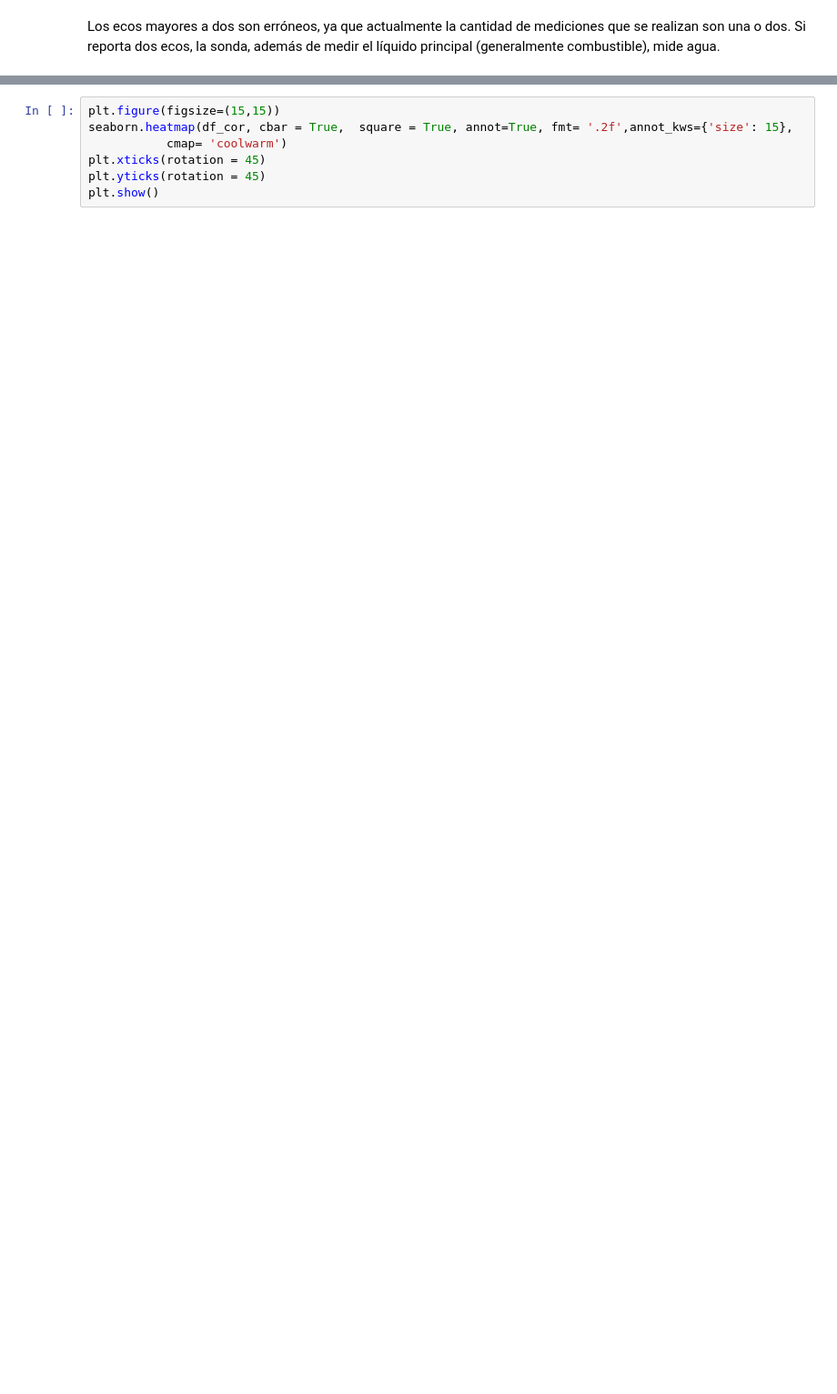
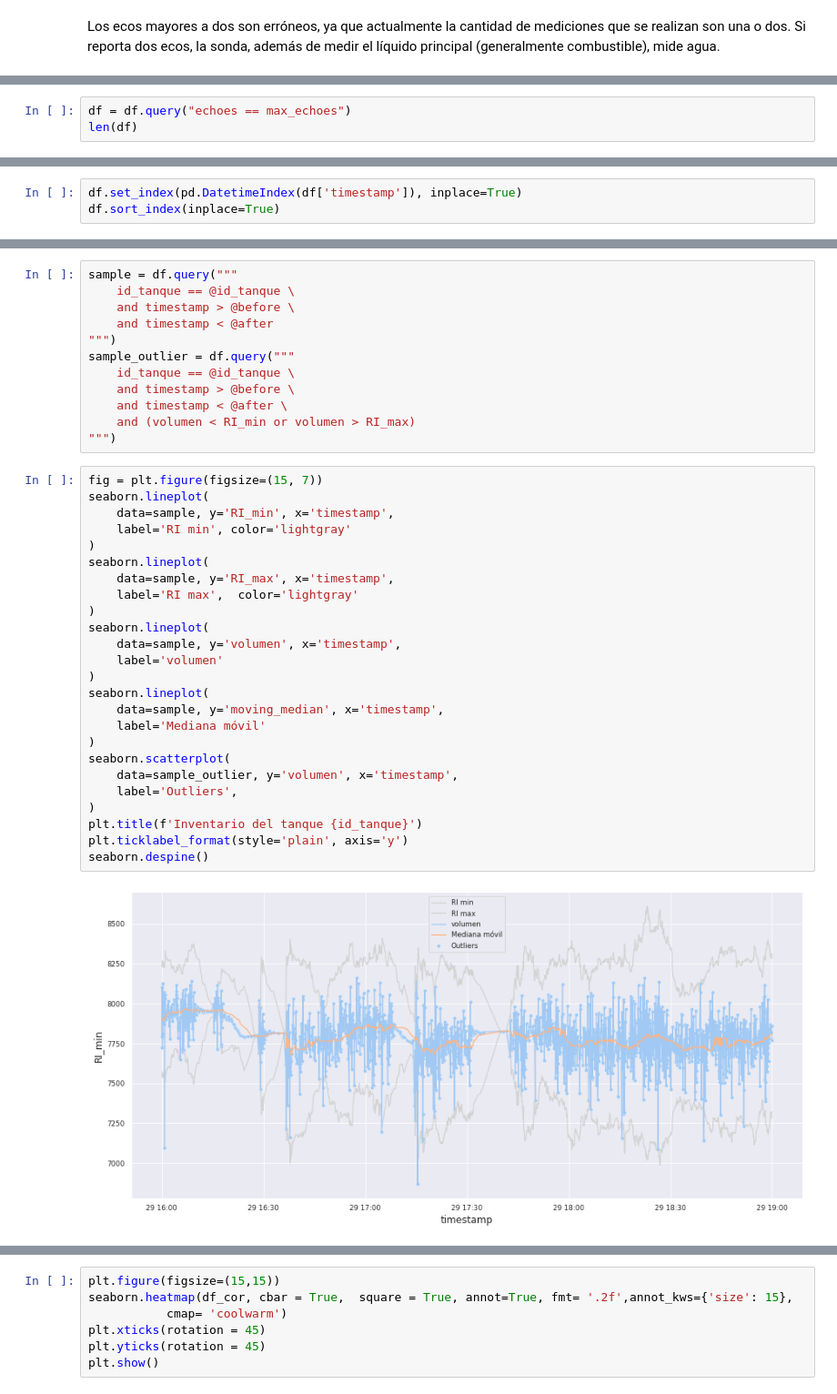
Before and after one commit to danibosch/mentoria-diplo-datos2021, a Jupyter notebook: Cintelink_AyVdD.ipynb, the cells around one changed output, grey strips where cells are left out. Shown: that part at 91% size. Drawn from its saved outputs; the diff is of its cells as text; blank space fills up the shorter version.

```diff
--- a/Cintelink_AyVdD.ipynb
+++ b/Cintelink_AyVdD.ipynb
@@ -269,0 +384,3 @@ Calculamos el rango intercuartílico del `volumen`. https://anomaly.io/anomaly-d
+# %%
+df = df.query("echoes == max_echoes")
+len(df)
@@ -269,0 +396,3 @@ Calculamos el rango intercuartílico del `volumen`. https://anomaly.io/anomaly-d
+# %%
+df.set_index(pd.DatetimeIndex(df['timestamp']), inplace=True)
+df.sort_index(inplace=True)
@@ -310,0 +435,39 @@ Quitamos entonces < RI * 2.5, > RI * 2.5
+# %%
+sample = df.query("""
+    id_tanque == @id_tanque \
+    and timestamp > @before \
+    and timestamp < @after
+""")
+sample_outlier = df.query("""
+    id_tanque == @id_tanque \
+    and timestamp > @before \
+    and timestamp < @after \
+    and (volumen < RI_min or volumen > RI_max)
+""")
+# %%
+fig = plt.figure(figsize=(15, 7))
+seaborn.lineplot(
+    data=sample, y='RI_min', x='timestamp',
+    label='RI min', color='lightgray'
+)
+seaborn.lineplot(
+    data=sample, y='RI_max', x='timestamp',
+    label='RI max',  color='lightgray'
+)
+seaborn.lineplot(
+    data=sample, y='volumen', x='timestamp',
+    label='volumen'
+)
+seaborn.lineplot(
+    data=sample, y='moving_median', x='timestamp',
+    label='Mediana móvil'
+)
+seaborn.scatterplot(
+    data=sample_outlier, y='volumen', x='timestamp',
+    label='Outliers',
+)
+plt.title(f'Inventario del tanque {id_tanque}')
+plt.ticklabel_format(style='plain', axis='y')
+seaborn.despine()
+# %% [output]
+[figure, added]
```
Also changed, not shown: parts of 182 cells of this notebook.
